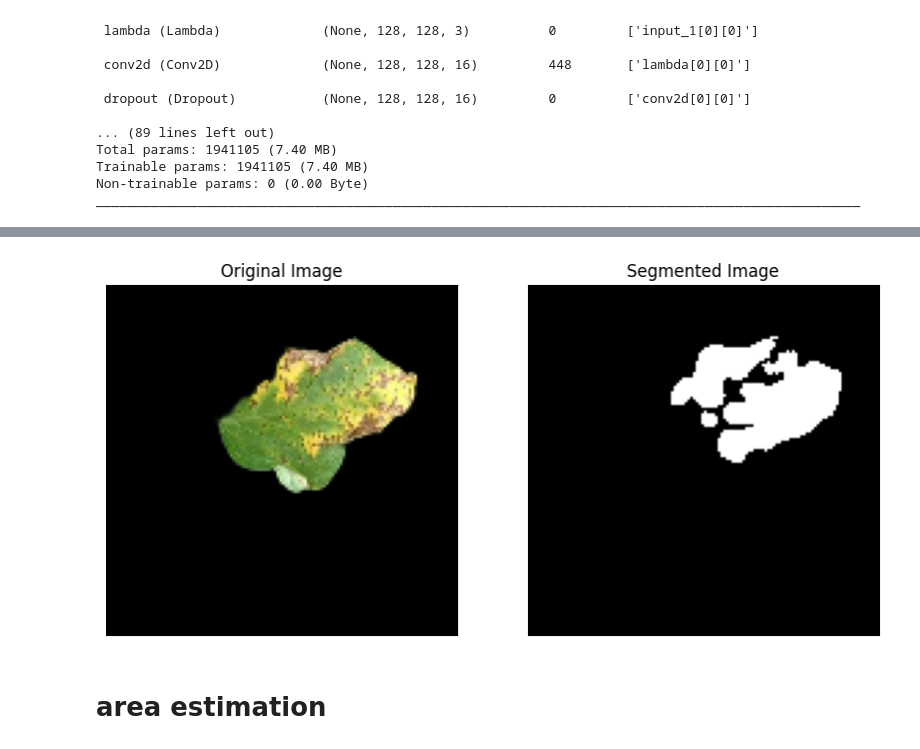
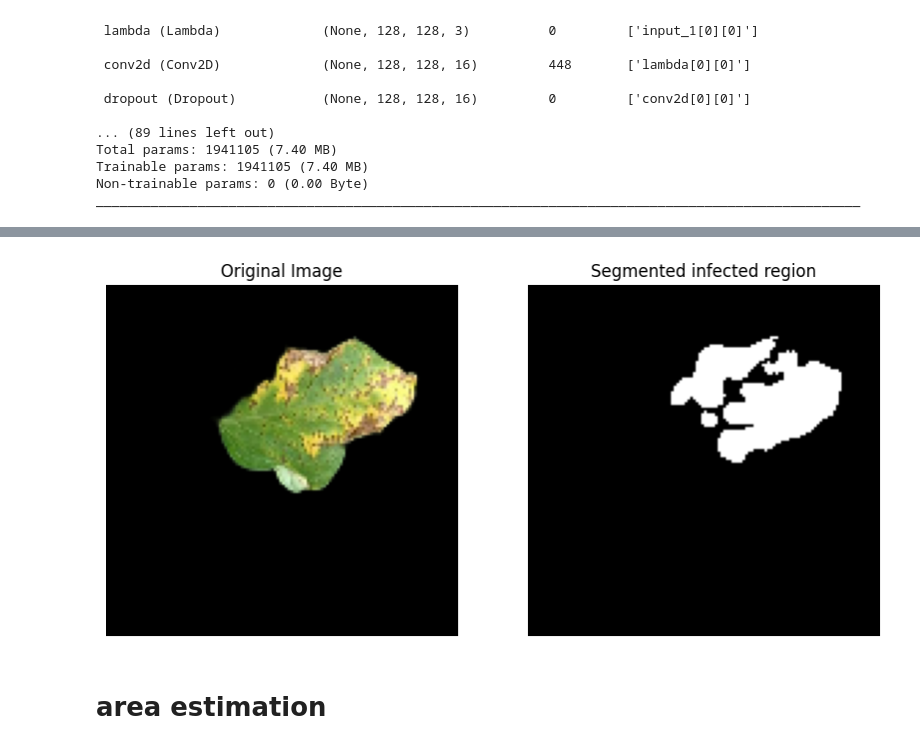
Before and after one commit to talisma-cassoma/plant-disease-study, a Jupyter notebook: disease_severity_estimation.ipynb, the cells around one changed output, grey strips where cells are left out. Saved outputs shown, nothing was run; the diff lists cells and outputs as text; code cells hidden in the pictures.

```diff
--- a/disease_severity_estimation.ipynb
+++ b/disease_severity_estimation.ipynb
@@ -80,6 +84,11 @@ ________________________________________________________________________________
 from tensorflow.keras.preprocessing import image
 import numpy as np
 import matplotlib.pyplot as plt
+from PIL import Image
+
+# Load the original image to get its size
+original_img = Image.open('/content/output/00052_1.png')
+original_size = original_img.size
 
 # Load the input image
 img_path = '/content/output/00052_1.png'
@@ -89,7 +98,6 @@ img = image.load_img(img_path, target_size=(128, 128))  # Adjust target_size acc
 img_array = image.img_to_array(img)
 img_array = np.expand_dims(img_array, axis=0)  # Add batch dimension
 
-
 # Make prediction
 prediction = model.predict(img_array)
 
@@ -98,13 +106,11 @@ segmented_img = np.squeeze(prediction)  # Remove batch dimension if present
 segmented_img = np.where(segmented_img > 0.5, 1, 0)  # Apply a threshold to get binary segmentation mask
 #segmented_img *= 255  # Scale mask to [0, 255]
 
-# Convert segmented_img to uint8 for compatibility with PIL
-segmented_img_uint8 = segmented_img.astype(np.uint8) * 255
-# Create a PIL Image object from the segmented image array
-segmented_pil_img = Image.fromarray(segmented_img_uint8)
+# Resize segmented image to the size of the original image
+segmented_img_resized = Image.fromarray(segmented_img.astype(np.uint8) * 255).resize(original_size)
+
 # Save the segmented image as a PNG file
-segmented_pil_img.save("segmented_image.png")
-
+segmented_img_resized.save("/content/output/segmented_image.png")
 
 # Display the original and segmented images
 plt.figure(figsize=(10, 5))
@@ -118,7 +124,7 @@ plt.axis('off')
 # Segmented image
 plt.subplot(1, 2, 2)
 plt.imshow(segmented_img, cmap='gray')
-plt.title('Segmented Image')
+plt.title('Segmented infected region')
 plt.axis('off')
 
 plt.show()
@@ -127,4 +133,4 @@ plt.show()
-[figure, old version]
+[figure, new version]
 # %% [markdown]
 # area estimation
 # %% [markdown]
```
Also changed, not shown: parts of 7 cells of this notebook.
